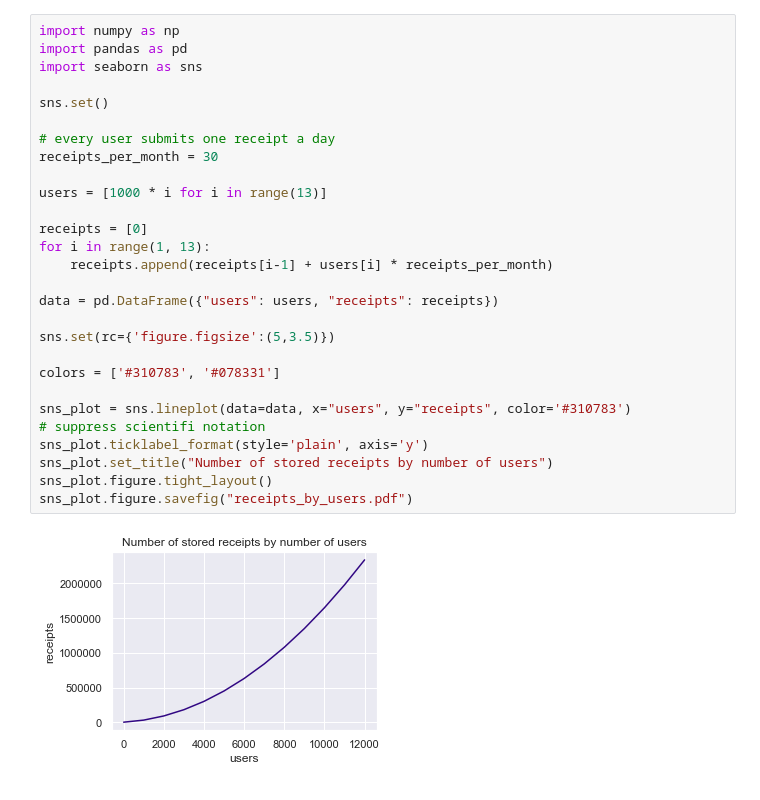
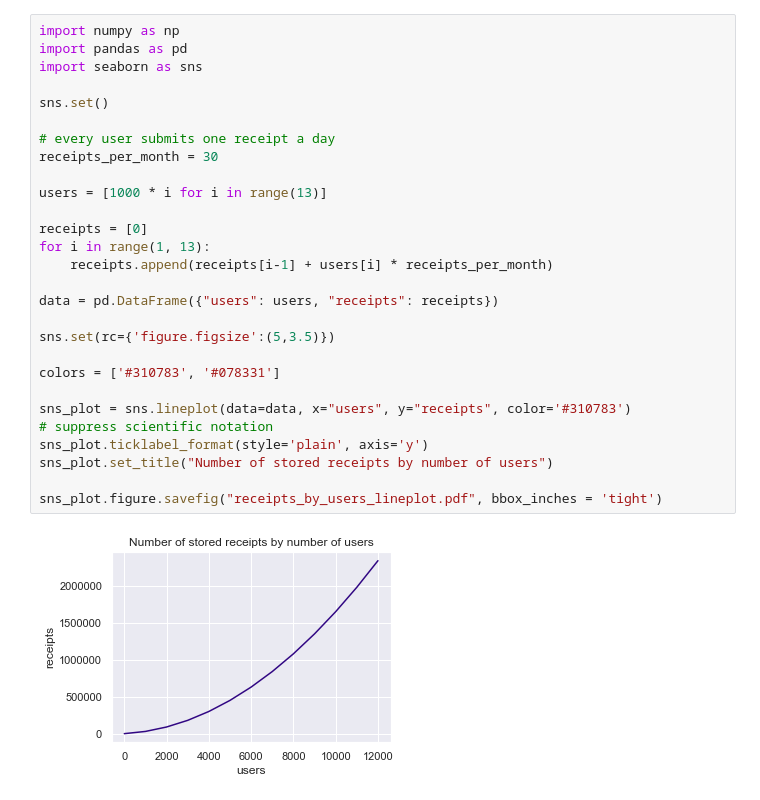
Before and after one commit to petr7555/bachelors_thesis_accounting_ocr, a Jupyter notebook: notebooks/graphs_for_thesis/receipts_by_user.ipynb, the cells around one changed output. Cells and saved outputs as stored; diff of their text form.

```diff
--- a/notebooks/graphs_for_thesis/receipts_by_user.ipynb
+++ b/notebooks/graphs_for_thesis/receipts_by_user.ipynb
@@ -1,30 +1,30 @@
 # %%
 import numpy as np
 import pandas as pd
 import seaborn as sns
 
 sns.set()
 
 # every user submits one receipt a day
 receipts_per_month = 30
 
 users = [1000 * i for i in range(13)]
 
 receipts = [0]
 for i in range(1, 13):
     receipts.append(receipts[i-1] + users[i] * receipts_per_month)
 
 data = pd.DataFrame({"users": users, "receipts": receipts})
 
 sns.set(rc={'figure.figsize':(5,3.5)})
 
 colors = ['#310783', '#078331']
 
 sns_plot = sns.lineplot(data=data, x="users", y="receipts", color='#310783')
-# suppress scientifi notation
+# suppress scientific notation
 sns_plot.ticklabel_format(style='plain', axis='y')
 sns_plot.set_title("Number of stored receipts by number of users")
-sns_plot.figure.tight_layout()
-sns_plot.figure.savefig("receipts_by_users.pdf")
+
+sns_plot.figure.savefig("receipts_by_users_lineplot.pdf", bbox_inches = 'tight')
 # %% [output]
-[figure, old version]
+[figure, new version]
```
Also changed, not shown: parts of 1 cell of this notebook, 10 other files.
